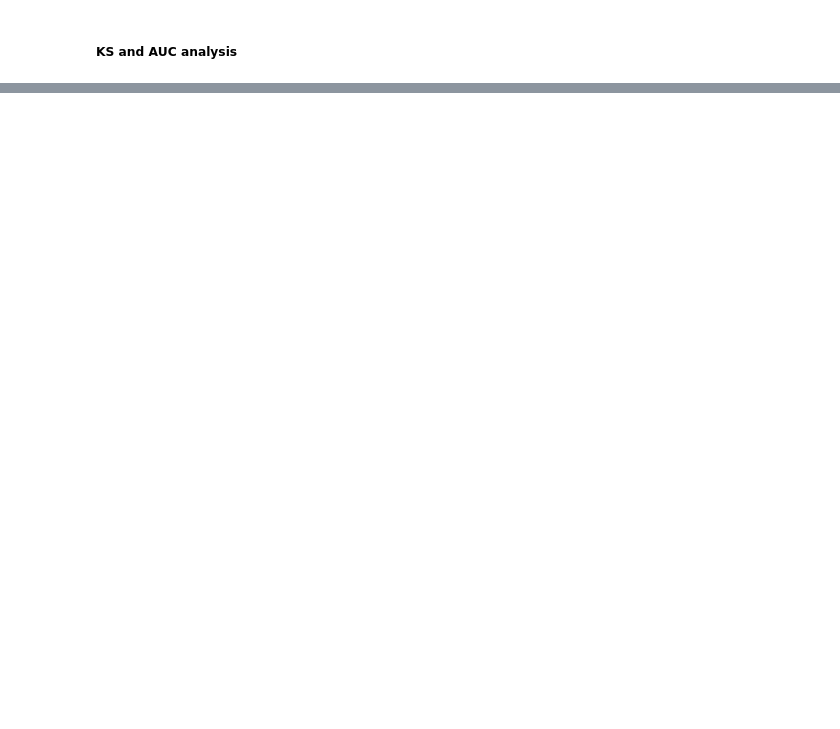
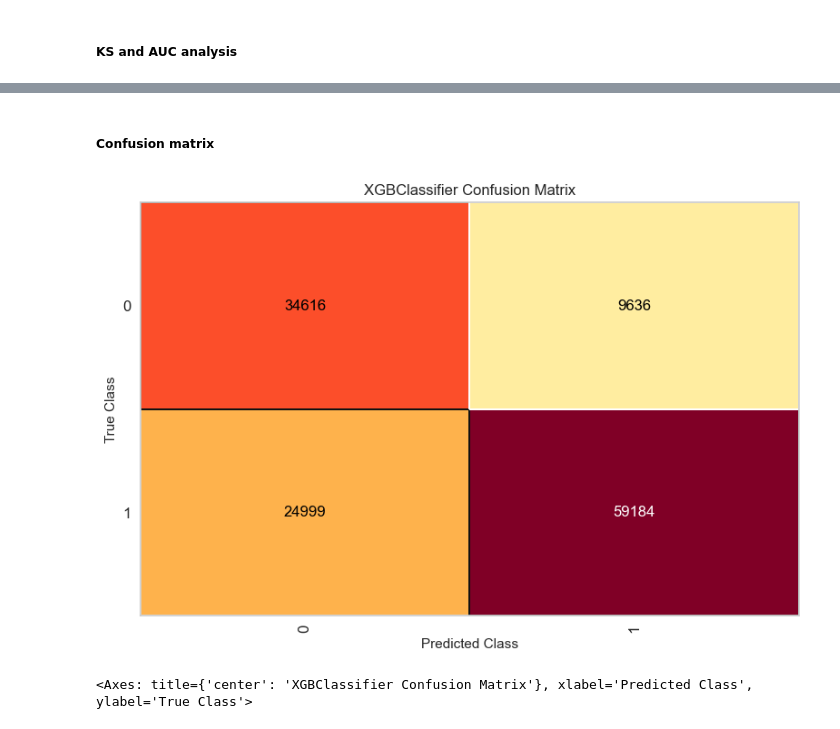
Before and after one commit to yvesemmanuel/machine_learning, a Jupyter notebook: credit analysis/xgboost/evaluation.ipynb, the cells around one changed output, grey strips where cells are left out. Drawn from its saved outputs; the diff is of its cells as text; code cells hidden in the pictures; blank space fills up the shorter version.

```diff
--- a/credit analysis/xgboost/evaluation.ipynb
+++ b/credit analysis/xgboost/evaluation.ipynb
@@ -33,0 +58,7 @@ plot_target_vs_score(y_val, y_pred, quantiles=100, lower_limit=90)
+# %%
+visualizer = PrecisionRecallCurve(model, classes=[0, 1])
+
+visualizer.fit(X_train, y_train)
+visualizer.score(X_test, y_test)
+
+visualizer.show()
@@ -33,0 +68,12 @@ plot_target_vs_score(y_val, y_pred, quantiles=100, lower_limit=90)
+# %% [markdown]
+##### Confusion matrix
+# %%
+visualizer = ConfusionMatrix(model, classes=[0, 1])
+
+visualizer.fit(X_train, y_train)
+visualizer.score(X_test, y_test)
+
+visualizer.show()
+# %% [output]
+[figure, added]
+<Axes: title={'center': 'XGBClassifier Confusion Matrix'}, xlabel='Predicted Class', ylabel='True Class'>
```
Also changed, not shown: parts of 20 cells of this notebook, 4 other files.
